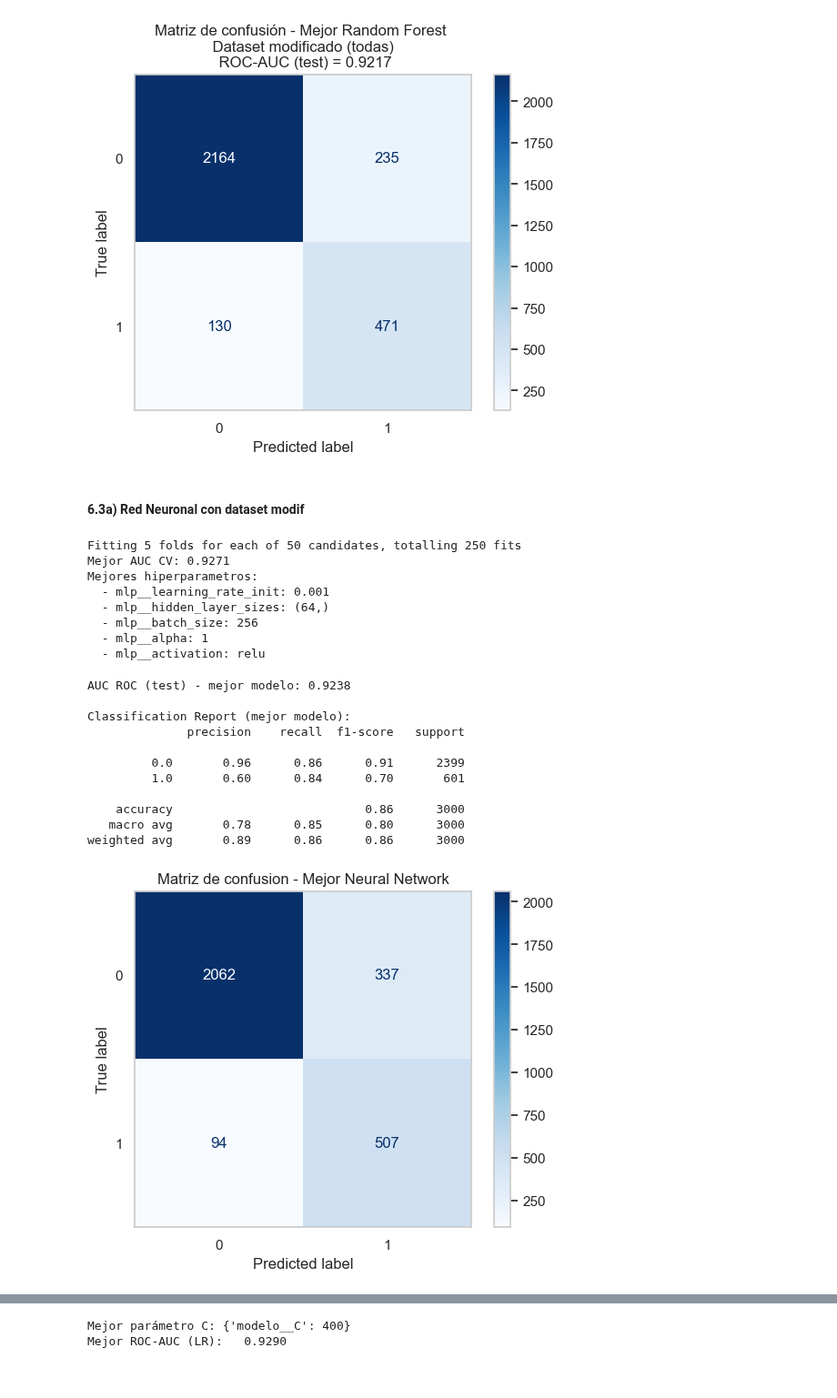
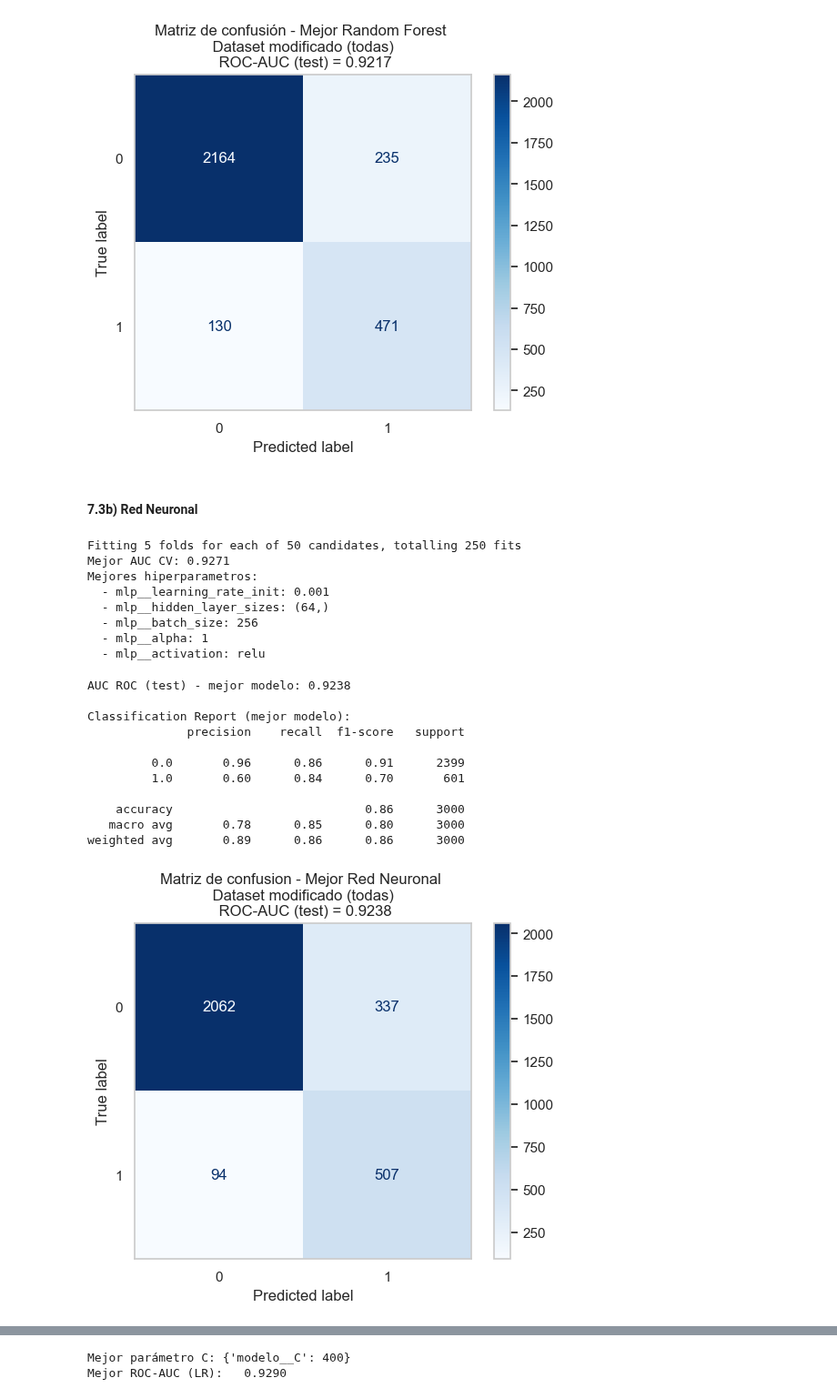
Before and after one commit to estebancardoso96/grupo_3, a Jupyter notebook: Principal_version_4.ipynb, the cells around one changed output, grey strips where cells are left out. Shown at 91% size. Cells and saved outputs as stored; diff of their text form; code cells hidden in the pictures.

```diff
--- a/Principal_version_4.ipynb
+++ b/Principal_version_4.ipynb
@@ -1061,7 +1422,7 @@ plt.show()
 # %% [output]
 [figure]
 # %% [markdown]
-#### 6.3a) Red Neuronal con dataset modif
+#### 7.3b) Red Neuronal
 # %%
 # 11. BUSQUEDA DE HIPERPARAMETROS PARA MLP
 
@@ -1147,33 +1508,33 @@ Mejores hiperparametros:
 # %%
 # 12. EVALUAR EL MEJOR MODELO EN TEST
 from sklearn.metrics import classification_report, confusion_matrix, ConfusionMatrixDisplay, roc_auc_score
 
 best_nn_model = nn_search_modif.best_estimator_
 
 y_pred_best = best_nn_model.predict(X_test)
 y_proba_best = best_nn_model.predict_proba(X_test)[:, 1]
 
 print('AUC ROC (test) - mejor modelo:', round(roc_auc_score(y_test, y_proba_best), 4))
 print('\nClassification Report (mejor modelo):')
 print(classification_report(y_test, y_pred_best))
 
 cm_best = confusion_matrix(y_test, y_pred_best)
 disp_best = ConfusionMatrixDisplay(confusion_matrix=cm_best)
 disp_best.plot(cmap='Blues', values_format='d')
-plt.title('Matriz de confusion - Mejor Neural Network')
+plt.title('Matriz de confusion - Mejor Red Neuronal \n Dataset modificado (todas) \n ROC-AUC (test) = {:.4f}'.format(roc_auc_score(y_test, y_proba_best)))
 plt.grid(False)
 plt.show()
 # %% [output]
 AUC ROC (test) - mejor modelo: 0.9238
 
 Classification Report (mejor modelo):
               precision    recall  f1-score   support
 
          0.0       0.96      0.86      0.91      2399
          1.0       0.60      0.84      0.70       601
 
     accuracy                           0.86      3000
    macro avg       0.78      0.85      0.80      3000
 weighted avg       0.89      0.86      0.86      3000
-[figure, old version]
+[figure, new version]
 # %% [markdown]
```
Also changed, not shown: parts of 49 cells of this notebook.
